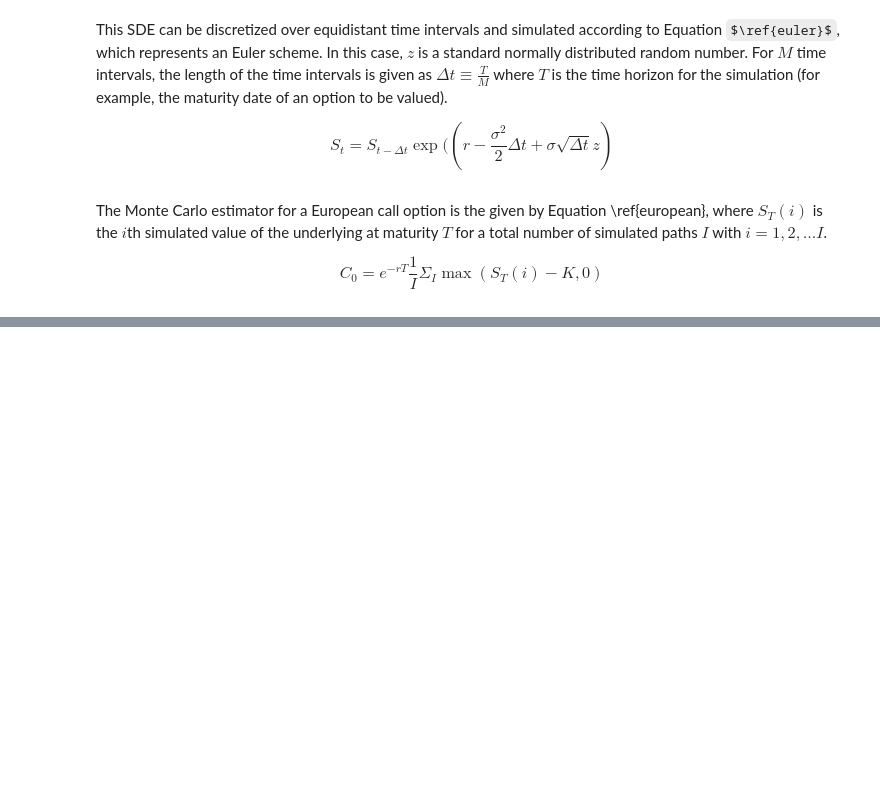
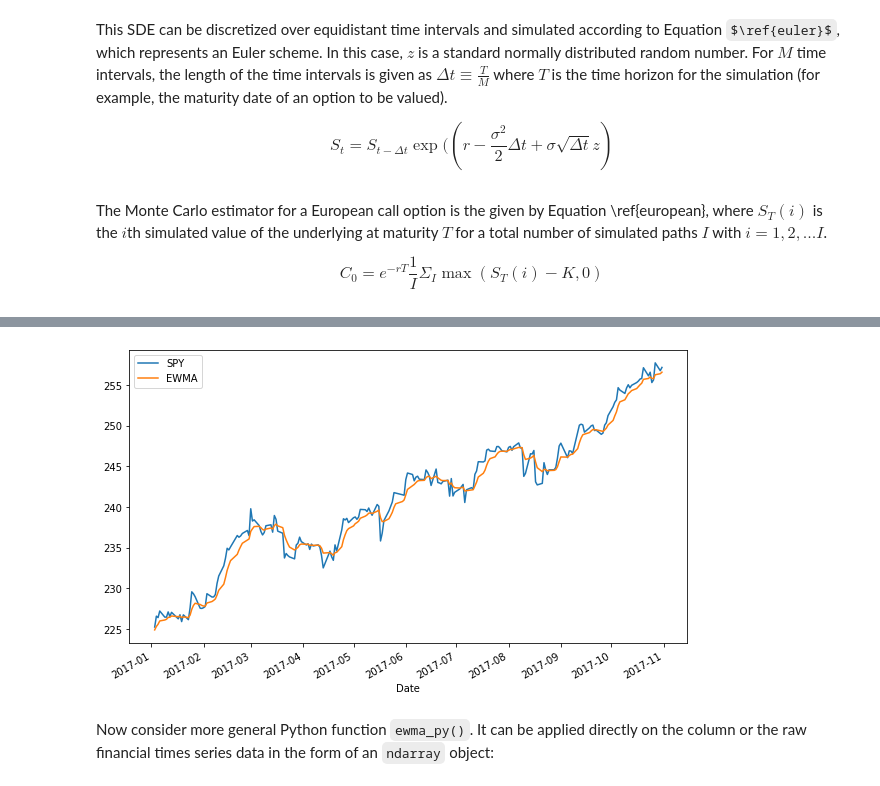
Before and after one commit to JayGwod/python4finance, a Jupyter notebook: 10-performance-python.ipynb, the cells around one changed output, grey strips where cells are left out. Drawn from its saved outputs; the diff is of its cells as text; code cells hidden in the pictures; some formulas as TeX source; blank space fills up the shorter version.

Commit message:
complete 10-performance-python.ipynb

```diff
--- a/10-performance-python.ipynb
+++ b/10-performance-python.ipynb
@@ -915,0 +1117,13 @@ C_0 = e^{-rT} \frac{1}{I} \Sigma_I \max (S_T(i) - K, 0) \label{european}
+# %%
+data = pd. DataFrame(pd.read_csv('tr_eikon_eod_data.csv',
+                                index_col=0, parse_dates=True)[sym]).dropna()
+# %%
+alpha = 0.25
+# %%
+data['EWMA'] = data[sym]    # Initializes the EWMA column.
+# %%
+%%time
+# Implements the algorithm based on a Python loop.
+for t in zip(data.index, data.index[1:]):
+    data.loc[t[1], 'EWMA'] = (alpha * data.loc[t[1], sym] +
+                              (1-alpha) * data.loc[t[0], 'EWMA'])
@@ -915,0 +1143,6 @@ C_0 = e^{-rT} \frac{1}{I} \Sigma_I \max (S_T(i) - K, 0) \label{european}
+# %%
+data[data.index > '20170101'].plot(figsize=(10, 6));
+# %% [output]
+[figure, added]
+# %% [markdown]
+Now consider more general Python function `ewma_py()`. It can be applied directly on the column or the raw financial times series data in the form of an `ndarray` object:
```
Also changed, not shown: parts of 75 cells of this notebook.
